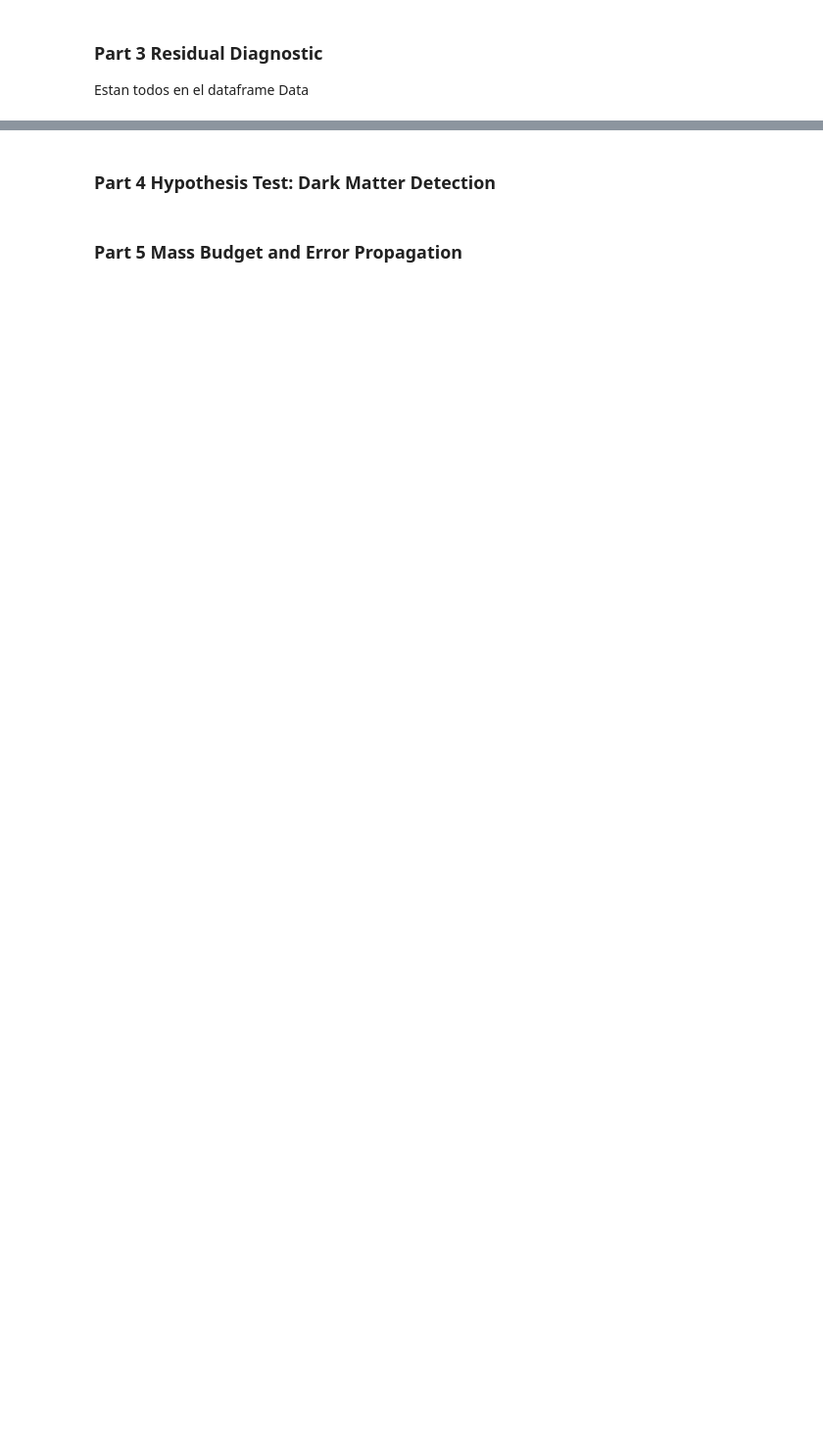
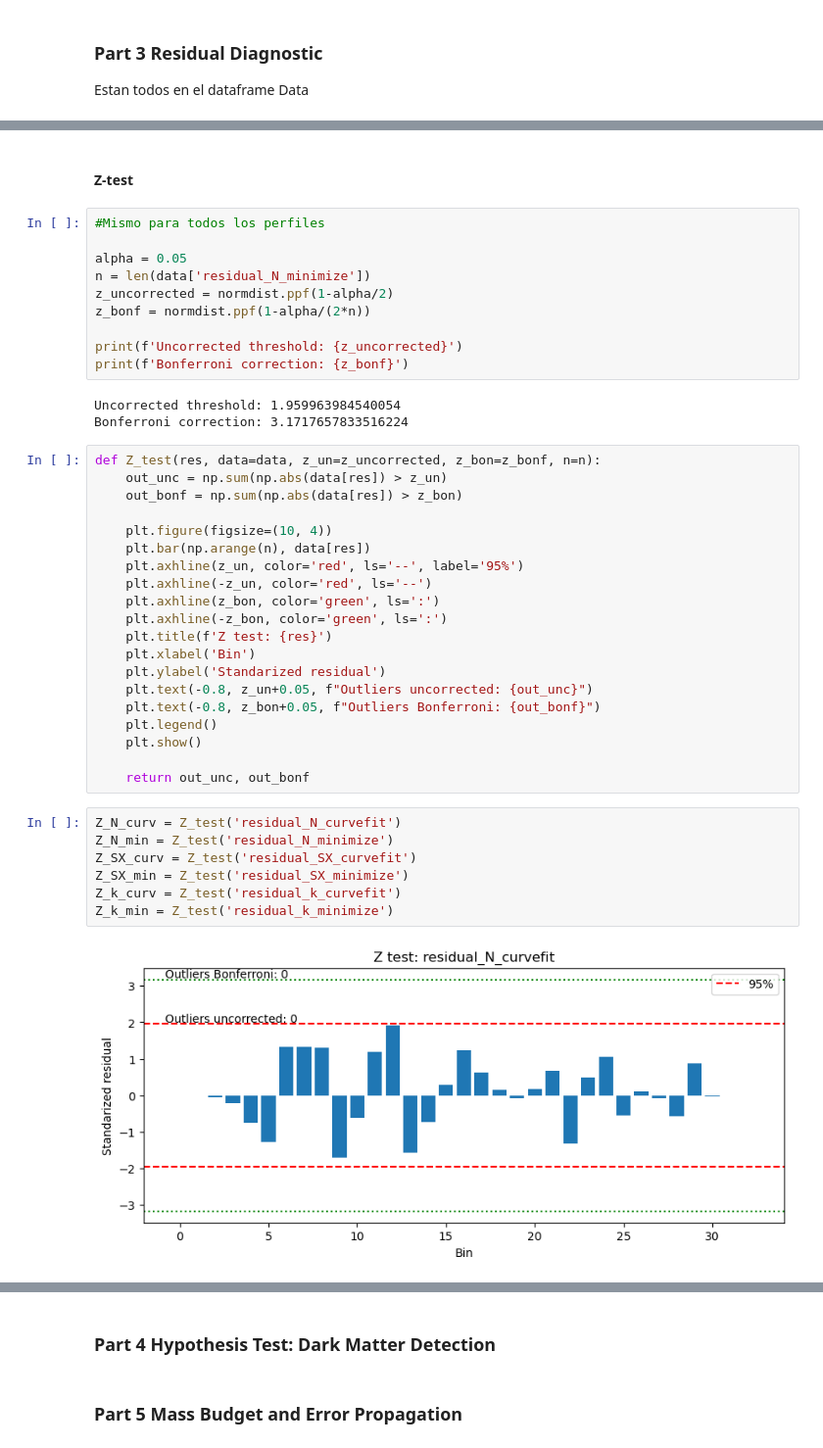
Before and after one commit to jdgv1709/Statistical-Analysis-of-the-Bullet-Cluster-Statistics-1-Course, a Jupyter notebook: Final Exam.ipynb, the cells around one changed output, grey strips where cells are left out. Shown at 98% size. Saved outputs shown, nothing was run; the diff lists cells and outputs as text; blank space fills up the shorter version.

```diff
--- a/Final Exam.ipynb
+++ b/Final Exam.ipynb
@@ -684,0 +697,44 @@ Index(['N_source_obs', 'N_obs', 'sigma_N', 'SX', 'sigma_SX', 'kappa_obs',
+# %% [markdown]
+#### Z-test
+# %%
+#Mismo para todos los perfiles
+
+alpha = 0.05
+n = len(data['residual_N_minimize'])
+z_uncorrected = normdist.ppf(1-alpha/2)
+z_bonf = normdist.ppf(1-alpha/(2*n))
+
+print(f'Uncorrected threshold: {z_uncorrected}')
+print(f'Bonferroni correction: {z_bonf}')
+# %% [output]
+Uncorrected threshold: 1.959963984540054
+Bonferroni correction: 3.1717657833516224
+# %%
+def Z_test(res, data=data, z_un=z_uncorrected, z_bon=z_bonf, n=n):
+    out_unc = np.sum(np.abs(data[res]) > z_un)
+    out_bonf = np.sum(np.abs(data[res]) > z_bon)
+
+    plt.figure(figsize=(10, 4))
+    plt.bar(np.arange(n), data[res])
+    plt.axhline(z_un, color='red', ls='--', label='95%')
+    plt.axhline(-z_un, color='red', ls='--')
+    plt.axhline(z_bon, color='green', ls=':')
+    plt.axhline(-z_bon, color='green', ls=':')
+    plt.title(f'Z test: {res}')
+    plt.xlabel('Bin')
+    plt.ylabel('Standarized residual')
+    plt.text(-0.8, z_un+0.05, f"Outliers uncorrected: {out_unc}")
+    plt.text(-0.8, z_bon+0.05, f"Outliers Bonferroni: {out_bonf}")
+    plt.legend()
+    plt.show()
+
+    return out_unc, out_bonf
+# %%
+Z_N_curv = Z_test('residual_N_curvefit')
+Z_N_min = Z_test('residual_N_minimize')
+Z_SX_curv = Z_test('residual_SX_curvefit')
+Z_SX_min = Z_test('residual_SX_minimize')
+Z_k_curv = Z_test('residual_k_curvefit')
+Z_k_min = Z_test('residual_k_minimize')
+# %% [output]
+[figure, added]
```
Also changed, not shown: parts of 49 cells of this notebook.
